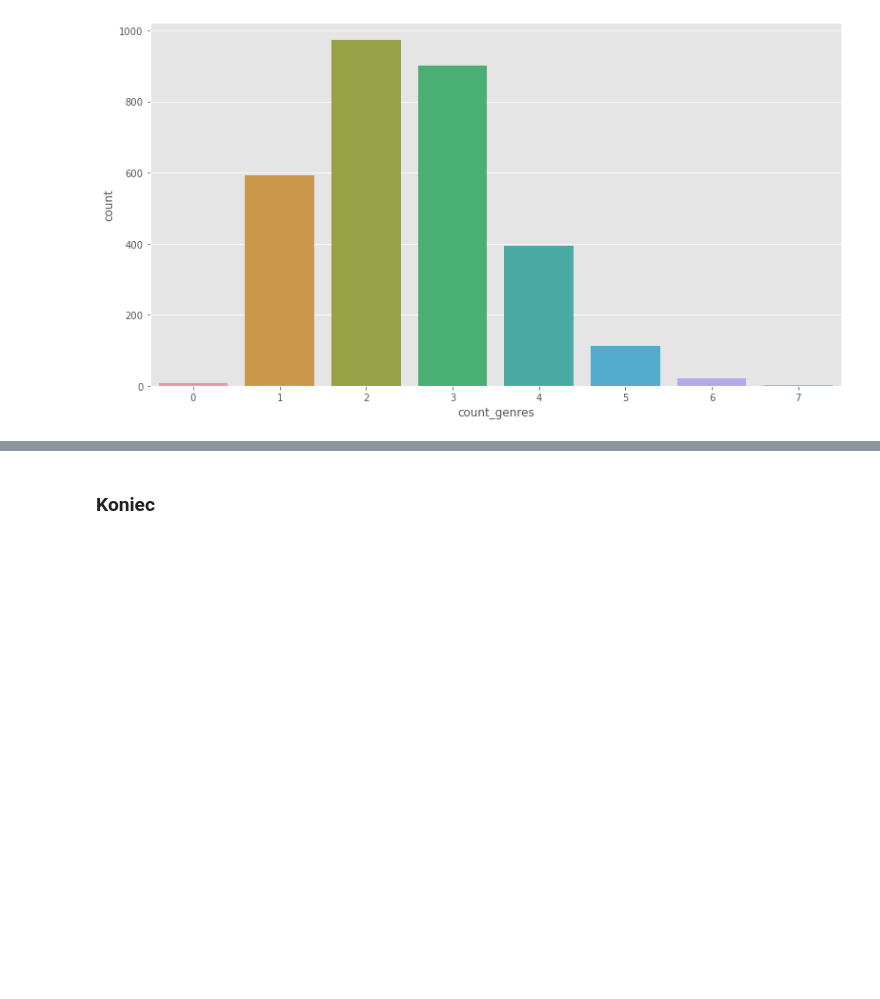
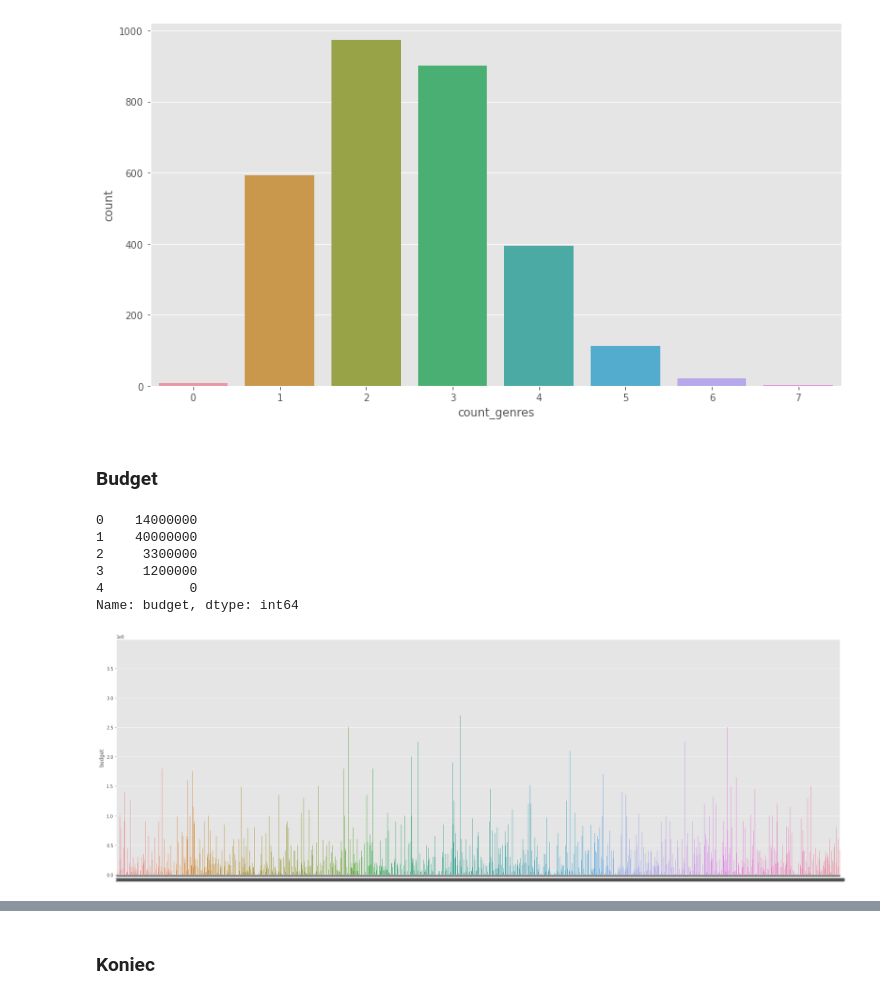
Before and after one commit to eydeem/Movie-prediction, a Jupyter notebook: main.ipynb, the cells around one changed output, grey strips where cells are left out. Drawn from its saved outputs; the diff is of its cells as text; code cells hidden in the pictures; blank space fills up the shorter version.

```diff
--- a/main.ipynb
+++ b/main.ipynb
@@ -190,3 +258,23 @@ sns.countplot(x = 'count_genres', data = train)
 # %% [output]
 <AxesSubplot:xlabel='count_genres', ylabel='count'>
 [figure]
+# %% [markdown]
+### Budget
+# %%
+train, test = import_data()
+# %%
+train['budget'].head()
+# %% [output]
+0    14000000
+1    40000000
+2     3300000
+3     1200000
+4           0
+Name: budget, dtype: int64
+# %%
+plt.figure(figsize=(30,10))
+ax = sns.barplot(x = 'id', y = 'budget', data = train)
+ax.set(xlabel=None)
+plt.show()
+# %% [output]
+[figure, added]
```
Also changed, not shown: parts of 80 cells of this notebook.
